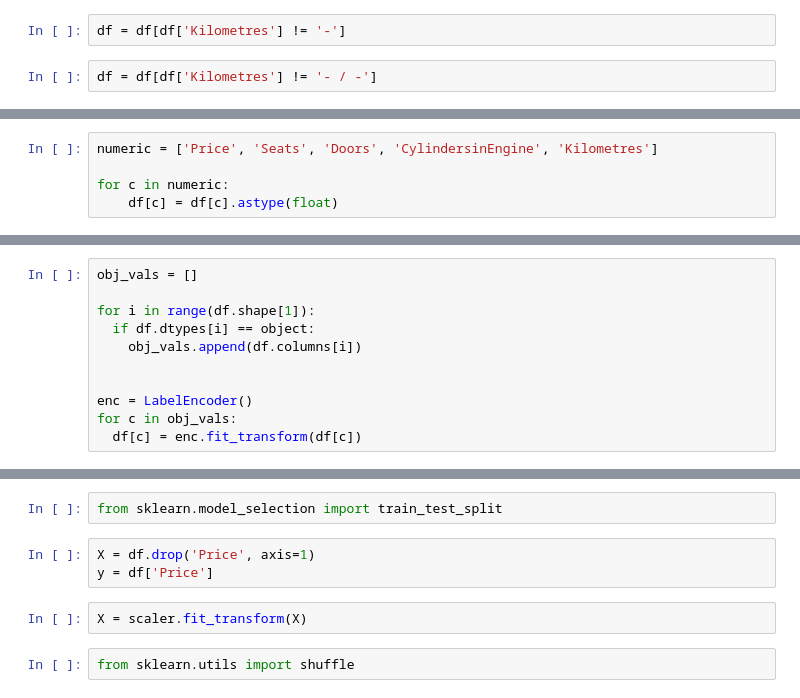
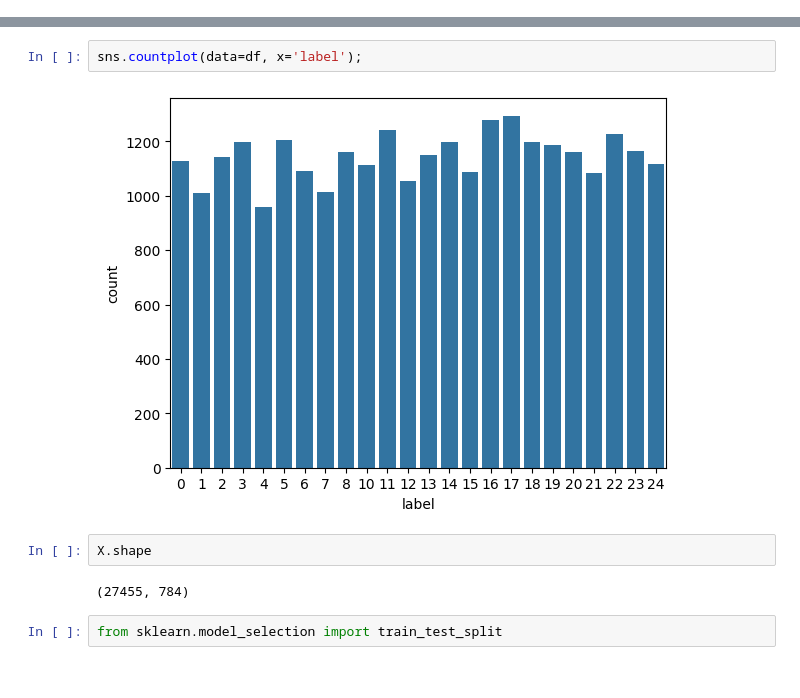
Before and after one commit to Venchislav/Neural-Networks, a Jupyter notebook: main.ipynb, the cells around one changed output, grey strips where cells are left out. Cells and saved outputs as stored; diff of their text form.

```diff
--- a/main.ipynb
+++ b/main.ipynb
@@ -286,4 +40,0 @@ df = df[df['Price'] != 'POA']
-# %%
-df = df[df['Kilometres'] != '-']
-# %%
-df = df[df['Kilometres'] != '- / -']
@@ -310,5 +40,0 @@ Name: count, Length: 14254, dtype: int64
-# %%
-numeric = ['Price', 'Seats', 'Doors', 'CylindersinEngine', 'Kilometres']
-
-for c in numeric:
-    df[c] = df[c].astype(float)
@@ -363,11 +40,0 @@ from sklearn.preprocessing import LabelEncoder
-# %%
-obj_vals = []
-
-for i in range(df.shape[1]):
-  if df.dtypes[i] == object:
-    obj_vals.append(df.columns[i])
-
-
-enc = LabelEncoder()
-for c in obj_vals:
-  df[c] = enc.fit_transform(df[c])
@@ -398,9 +56,10 @@ df.head()
+# %%
+sns.countplot(data=df, x='label');
+# %% [output]
+[figure, added]
+# %%
+X.shape
+# %% [output]
+(27455, 784)
 # %%
 from sklearn.model_selection import train_test_split
-# %%
-X = df.drop('Price', axis=1)
-y = df['Price']
-# %%
-X = scaler.fit_transform(X)
-# %%
-from sklearn.utils import shuffle
```
Also changed, not shown: parts of 80 cells of this notebook.
